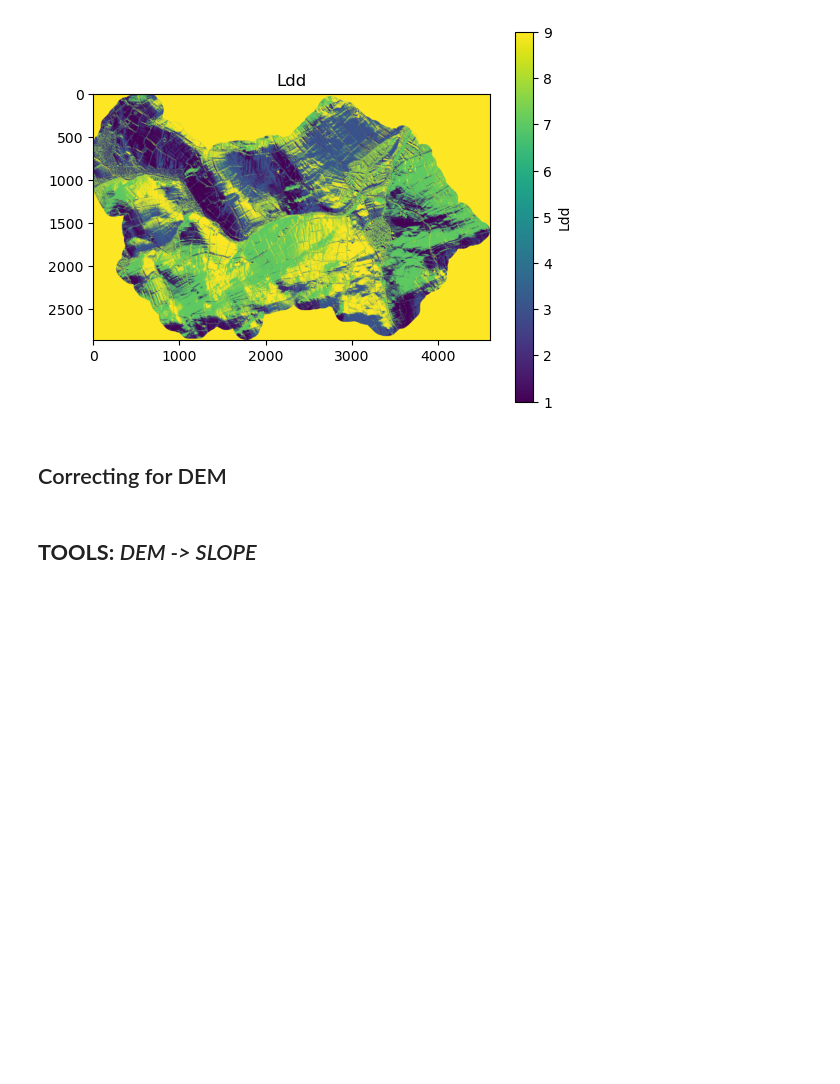
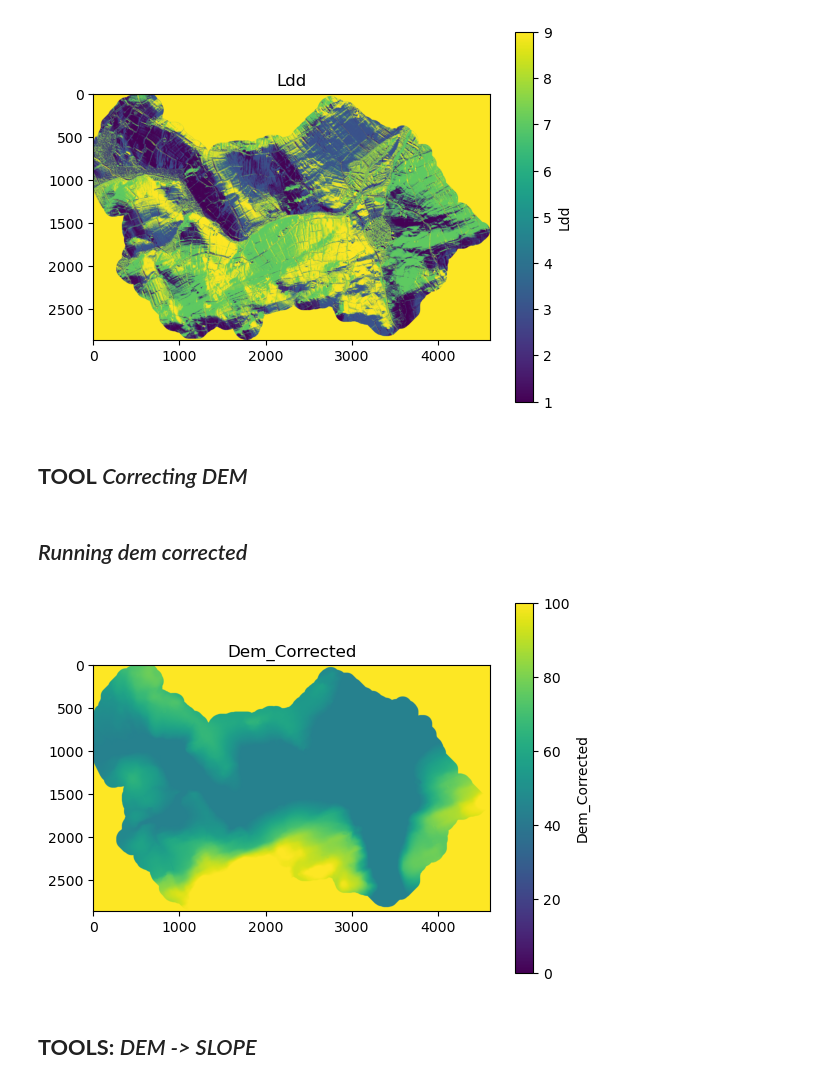
Before and after one commit to AquaPore/WflowRasterPython.py, a Jupyter notebook: Jupyter/Python_Pyflwdir_Wflow.ipynb, the cells around one changed output. Saved outputs shown, nothing was run; the diff lists cells and outputs as text; code cells hidden in the pictures; blank space fills up the shorter version.

Commit message:
Corrected for DEM

```diff
--- a/Jupyter/Python_Pyflwdir_Wflow.ipynb
+++ b/Jupyter/Python_Pyflwdir_Wflow.ipynb
@@ -14,6 +14,7 @@ Output_Root = "E:\JOE3\MAIN\MODELS\WFLOW\DATA\Timoleague\OutputPython"
 # ====== FILES NAME =======
 DemCorrected_Output = "Timoleague_DTM_1m.tif"
 Dem_Input           = "Timoleague_DTM_1m.tif"
+DemCorrected_Input  = "DemCorrected.tif"
 Ldd_Output          = "Ldd_Pyflwdir.tiff"
 River_Input         = "Timoleague_River.geojson"
 Slope_Output        = "Slope.tiff"
@@ -27,7 +28,7 @@ StreamWidth_Output  = "StreamWidth.tiff"
 # == Ldd inputs ==
 Ldd_MaxDepth   = -1.0 #  (float, optional) – Maximum pour point depth. Depressions with a larger pour point depth are set as pit. A negative value (default) equals an infinitely large pour point depth causing all depressions to be filled.
 Ldd_RiverDepth = 2.0  # (float) – fixed depth value used to burn in the dem
-StreamOrder    = 4
+# StreamOrder    = 4
 StreamOrderMin = 1
 StreamWidth    = 2.0
 StreamOrder_Type = "strahler" # <"strahler"> or <"classic">  stream order map. In the classic “bottum up” stream order map, the main river stem has order 1. Each tributary is given a number one greater than that of the river or stream into which they discharge. In the strahler “top down” stream order map, rivers of the first order are the most upstream tributaries or head water cells. If two streams of the same order merge, the resulting stream has an order of one higher. If two rivers with different stream orders merge, the resulting stream is given the maximum of the two order.
@@ -35,8 +36,6 @@ StreamOrder_Type = "strahler" # <"strahler"> or <"classic">  stream order map. I
 # == Other ==
 NoData = 255
 
-
-
 # Output_Root_Csv      = "D:\MAIN\MODELS\WFLOW\DATA\SouthLand\OutputCsv"
 
 # Path_Input_Dem = os.path.join(Input_Root, Dem_Input)
@@ -153,7 +152,40 @@ PLOT_MAPS(Ldd_Pyflwdir, "Ldd", 1, 9)
 # %% [output]
 [figure]
 # %% [markdown]
-## Correcting for DEM
+## **TOOL** *Correcting DEM*
+# %%
+import pyflwdir
+import rasterio
+import os as os
+
+def DEM_CORRECT(Ldd_MaxDepth, Path_Input_Dem, Path_Output_DemCorrected):
+   # Read uncoreccted DEM data using rasterio
+   with rasterio.open(Path_Input_Dem, "r") as src:
+      Dem_Uncorrected = src.read(1)
+      nodata = src.nodata
+      transform = src.transform
+      crs = src.crs
+      latlon = src.crs.is_geographic
+      prof = src.profile
+
+   Dem_Corrected, D8 = pyflwdir.dem.fill_depressions(Dem_Uncorrected, outlets='edge', idxs_pit=None, nodata=-9999.0, max_depth=Ldd_MaxDepth, elv_max=None, connectivity=8)
+
+   prof.update(dtype=Dem_Uncorrected.dtype, nodata=False)
+   with rasterio.open(Path_Output_DemCorrected, "w", **prof) as src:
+      src.write(Dem_Corrected, 1)
+
+   return Dem_Corrected
+# %% [markdown]
+## *Running dem corrected*
+# %%
+Path_Input_Dem           = os.path.join(Input_Root, Dem_Input)
+Path_Output_DemCorrected = os.path.join(Output_Root, DemCorrected_Input)
+
+Dem_Corrected = DEM_CORRECT(Ldd_MaxDepth, Path_Input_Dem, Path_Output_DemCorrected)
+
+PLOT_MAPS(Dem_Corrected, "Dem_Corrected", 0, 100)
+# %% [output]
+[figure, added]
 # %% [markdown]
 ## **TOOLS:** *DEM -> SLOPE*
 # %%
```
Also changed, not shown: parts of 5 cells of this notebook.
